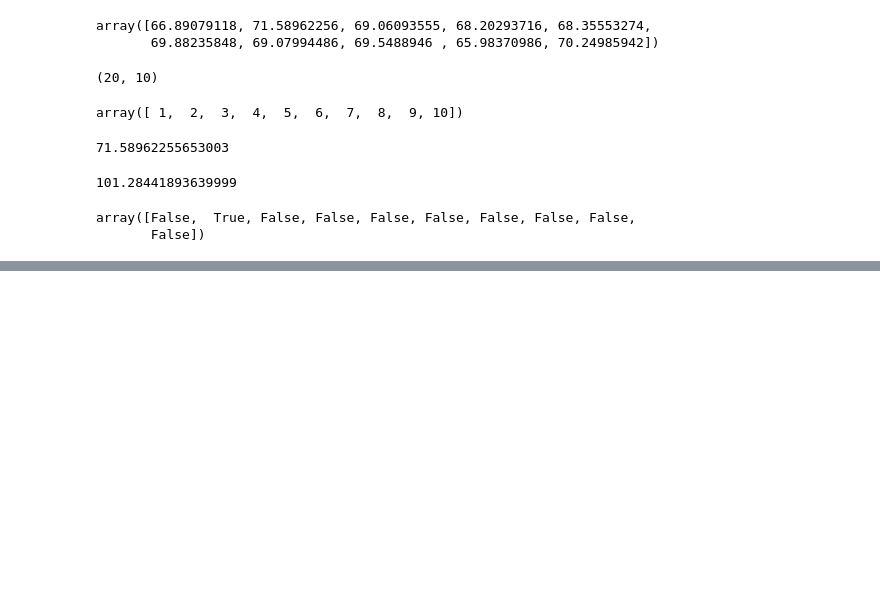
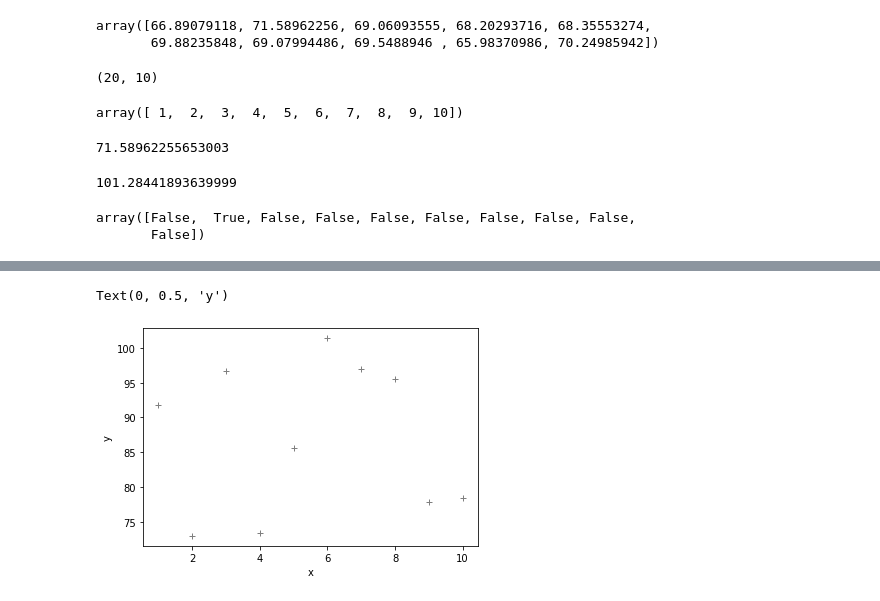
Before and after one commit to alessiavisigalli/gittest_avisigalli, a Jupyter notebook: pyBootParma.ipynb, the cells around one changed output, grey strips where cells are left out. Saved outputs shown, nothing was run; the diff lists cells and outputs as text; code cells hidden in the pictures; blank space fills up the shorter version.

```diff
--- a/pyBootParma.ipynb
+++ b/pyBootParma.ipynb
@@ -584,0 +604,7 @@ array([False,  True, False, False, False, False, False, False, False,
+# %%
+plt.plot(hours, tt[0], 'k+', alpha = 0.5)
+plt.xlabel("x")
+plt.ylabel("y")
+# %% [output]
+Text(0, 0.5, 'y')
+[figure, added]
```
Also changed, not shown: parts of 6 cells of this notebook.
